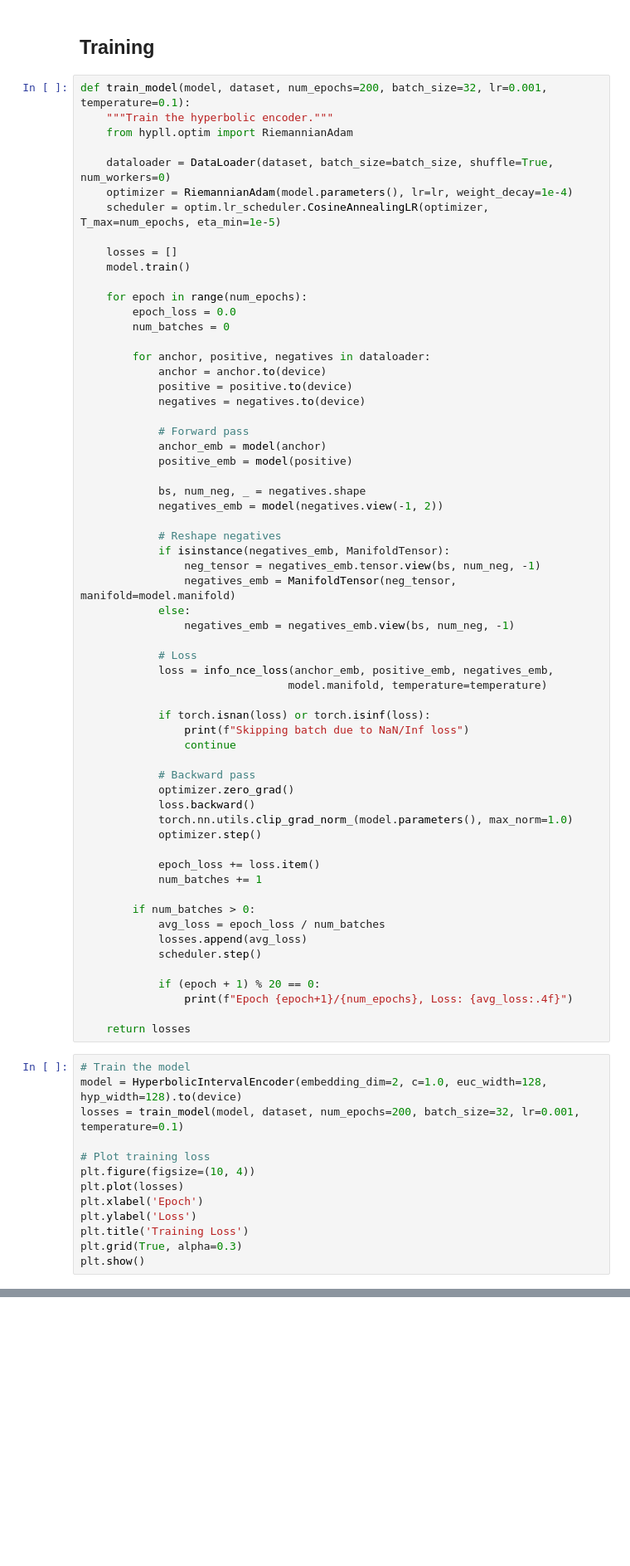
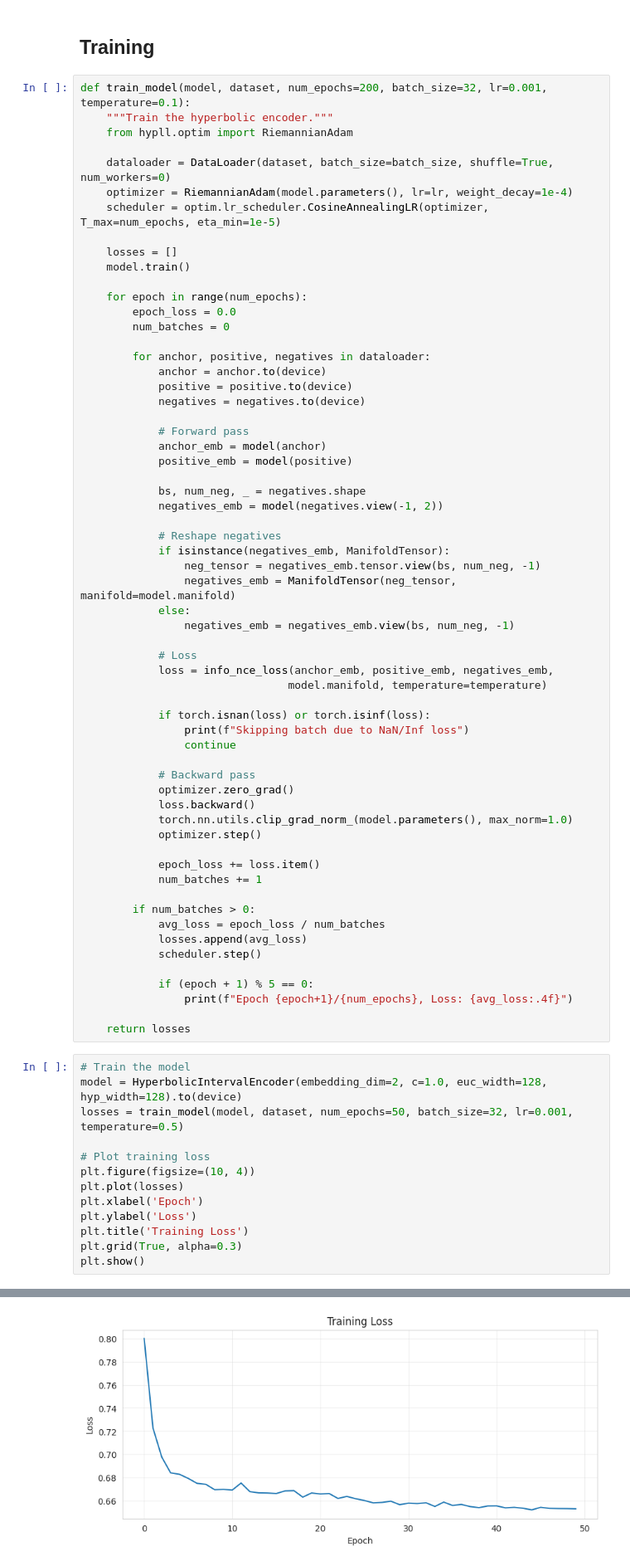
Before and after one commit to wanyszka/hyperbolic_planning, a Jupyter notebook: MDP_Hyper.ipynb, the cells around one changed output, grey strips where cells are left out. Shown at 83% size. Cells and saved outputs as stored; diff of their text form; blank space fills up the shorter version.

```diff
--- a/MDP_Hyper.ipynb
+++ b/MDP_Hyper.ipynb
@@ -488,14 +602,14 @@ def train_model(model, dataset, num_epochs=200, batch_size=32, lr=0.001, tempera
             losses.append(avg_loss)
             scheduler.step()
 
-            if (epoch + 1) % 20 == 0:
+            if (epoch + 1) % 5 == 0:
                 print(f"Epoch {epoch+1}/{num_epochs}, Loss: {avg_loss:.4f}")
 
     return losses
 # %%
 # Train the model
 model = HyperbolicIntervalEncoder(embedding_dim=2, c=1.0, euc_width=128, hyp_width=128).to(device)
-losses = train_model(model, dataset, num_epochs=200, batch_size=32, lr=0.001, temperature=0.1)
+losses = train_model(model, dataset, num_epochs=50, batch_size=32, lr=0.001, temperature=0.5)
 
 # Plot training loss
 plt.figure(figsize=(10, 4))
@@ -505,3 +619,4 @@ plt.ylabel('Loss')
 plt.title('Training Loss')
 plt.grid(True, alpha=0.3)
 plt.show()
+# %% [output]
@@ -508,3 +625,4 @@ plt.show()
+[figure, added]
 # %% [markdown]
 ## Hitting Time Analysis
 # %%
```
Also changed, not shown: parts of 47 cells of this notebook, 2 other files.
